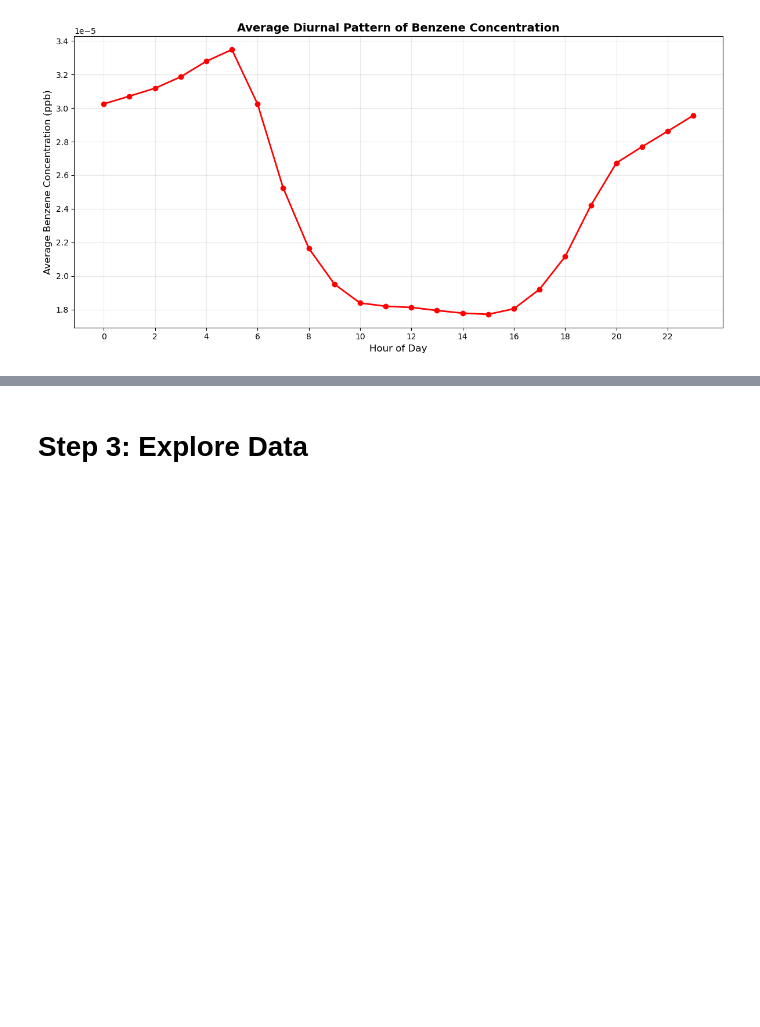
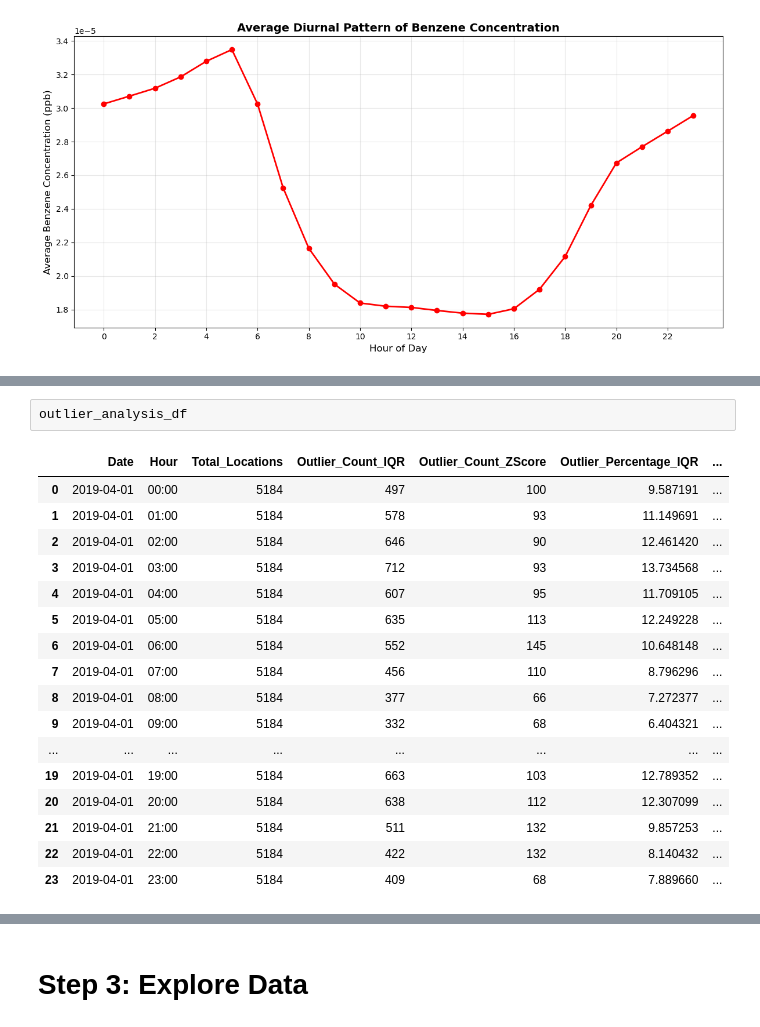
Before and after one commit to npr99/integrate_people_theme1_cookbook, a Jupyter notebook: ip1_2cv1_hourlyair.ipynb, the cells around one changed output, grey strips where cells are left out. Cells and saved outputs as stored; diff of their text form; blank space fills up the shorter version.

```diff
--- a/ip1_2cv1_hourlyair.ipynb
+++ b/ip1_2cv1_hourlyair.ipynb
@@ -318,0 +556,20 @@ plt.show()
+# %%
+outlier_analysis_df
+# %% [output]
+|  | Date | Hour | Total_Locations | Outlier_Count_IQR | Outlier_Count_ZScore | Outlier_Percentage_IQR | ... |
+| 0 | 2019-04-01 | 00:00 | 5184 | 497 | 100 | 9.587191 | ... |
+| 1 | 2019-04-01 | 01:00 | 5184 | 578 | 93 | 11.149691 | ... |
+| 2 | 2019-04-01 | 02:00 | 5184 | 646 | 90 | 12.461420 | ... |
+| 3 | 2019-04-01 | 03:00 | 5184 | 712 | 93 | 13.734568 | ... |
+| 4 | 2019-04-01 | 04:00 | 5184 | 607 | 95 | 11.709105 | ... |
+| 5 | 2019-04-01 | 05:00 | 5184 | 635 | 113 | 12.249228 | ... |
+| 6 | 2019-04-01 | 06:00 | 5184 | 552 | 145 | 10.648148 | ... |
+| 7 | 2019-04-01 | 07:00 | 5184 | 456 | 110 | 8.796296 | ... |
+| 8 | 2019-04-01 | 08:00 | 5184 | 377 | 66 | 7.272377 | ... |
+| 9 | 2019-04-01 | 09:00 | 5184 | 332 | 68 | 6.404321 | ... |
+| ... | ... | ... | ... | ... | ... | ... | ... |
+| 19 | 2019-04-01 | 19:00 | 5184 | 663 | 103 | 12.789352 | ... |
+| 20 | 2019-04-01 | 20:00 | 5184 | 638 | 112 | 12.307099 | ... |
+| 21 | 2019-04-01 | 21:00 | 5184 | 511 | 132 | 9.857253 | ... |
+| 22 | 2019-04-01 | 22:00 | 5184 | 422 | 132 | 8.140432 | ... |
+| 23 | 2019-04-01 | 23:00 | 5184 | 409 | 68 | 7.889660 | ... |
```
Also changed, not shown: parts of 9 cells of this notebook, 4 other files.
